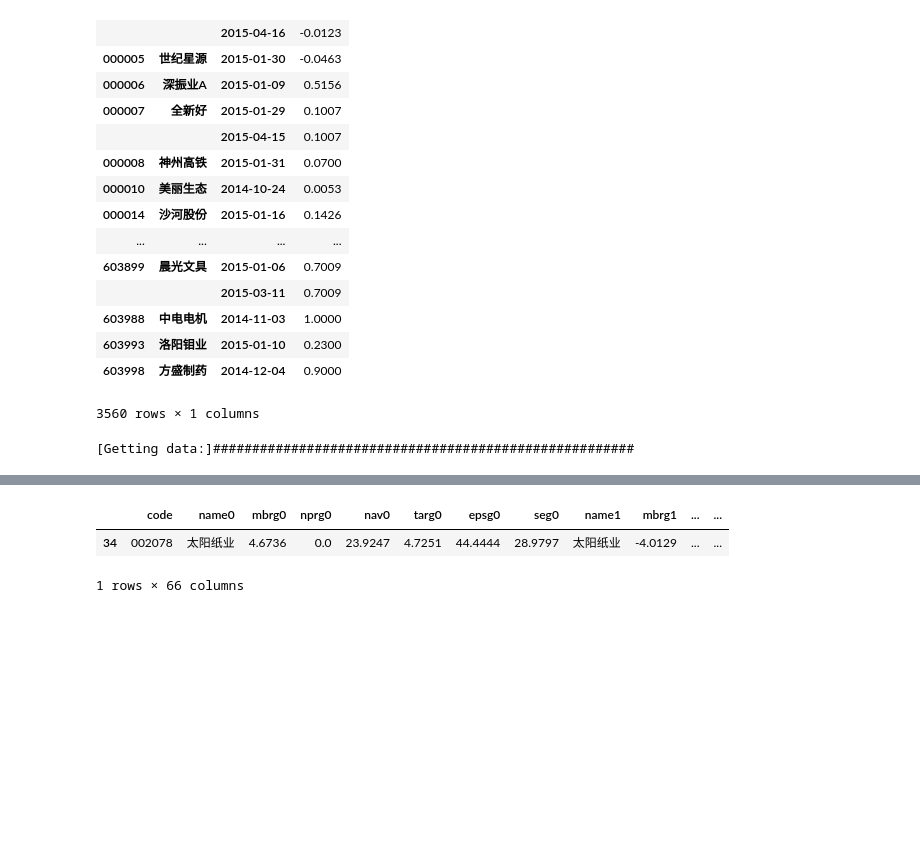
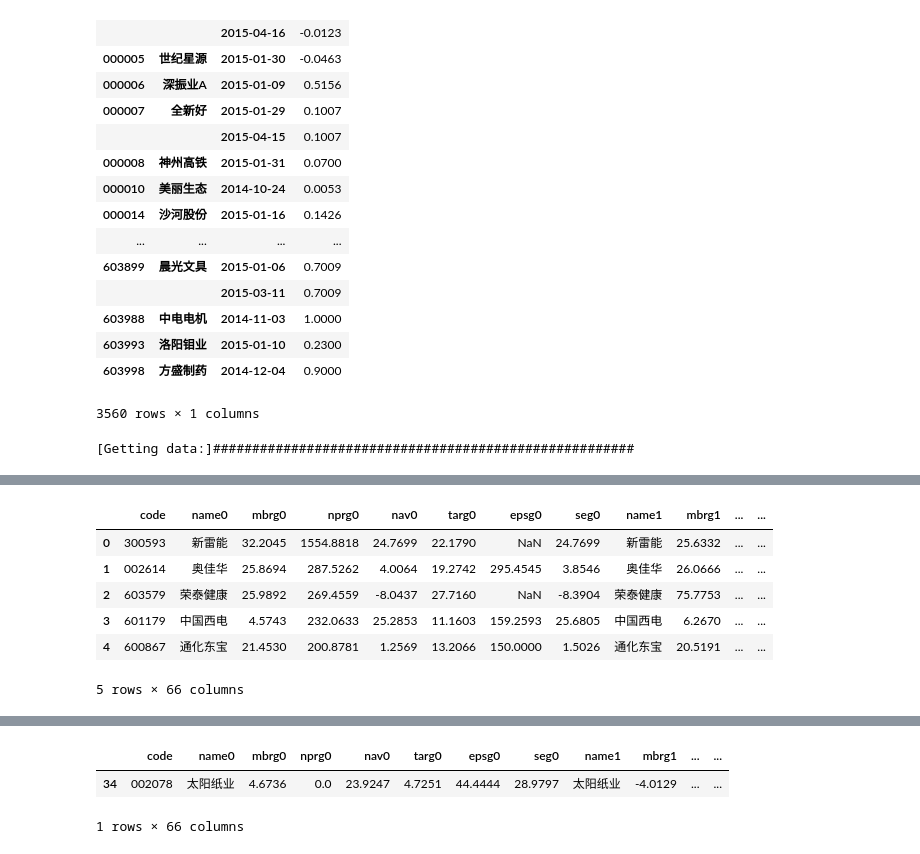
Before and after one commit to lightjl/Anaconda_code, a Jupyter notebook: research.ipynb, the cells around one changed output, grey strips where cells are left out. Cells and saved outputs as stored; diff of their text form; code cells hidden in the pictures; blank space fills up the shorter version.

```diff
--- a/research.ipynb
+++ b/research.ipynb
@@ -55,4 +53,14 @@ test = ms.MyStock()
 # %%
+test = ms.MyStock()
+
 test.research()
-# %%
-test.stockGDF['pe_r-c'] = test.stockGDF['price_report_date']/test.stockGDF['eps']
+# %%
+test.stockGDF.head()
+# %% [output]
+|  | code | name0 | mbrg0 | nprg0 | nav0 | targ0 | epsg0 | seg0 | name1 | mbrg1 | ... | ... |
+| 0 | 300593 | 新雷能 | 32.2045 | 1554.8818 | 24.7699 | 22.1790 | NaN | 24.7699 | 新雷能 | 25.6332 | ... | ... |
+| 1 | 002614 | 奥佳华 | 25.8694 | 287.5262 | 4.0064 | 19.2742 | 295.4545 | 3.8546 | 奥佳华 | 26.0666 | ... | ... |
+| 2 | 603579 | 荣泰健康 | 25.9892 | 269.4559 | -8.0437 | 27.7160 | NaN | -8.3904 | 荣泰健康 | 75.7753 | ... | ... |
+| 3 | 601179 | 中国西电 | 4.5743 | 232.0633 | 25.2853 | 11.1603 | 159.2593 | 25.6805 | 中国西电 | 6.2670 | ... | ... |
+| 4 | 600867 | 通化东宝 | 21.4530 | 200.8781 | 1.2569 | 13.2066 | 150.0000 | 1.5026 | 通化东宝 | 20.5191 | ... | ... |
+5 rows × 66 columns
```
Also changed, not shown: parts of 4 cells of this notebook, 58 other files.
